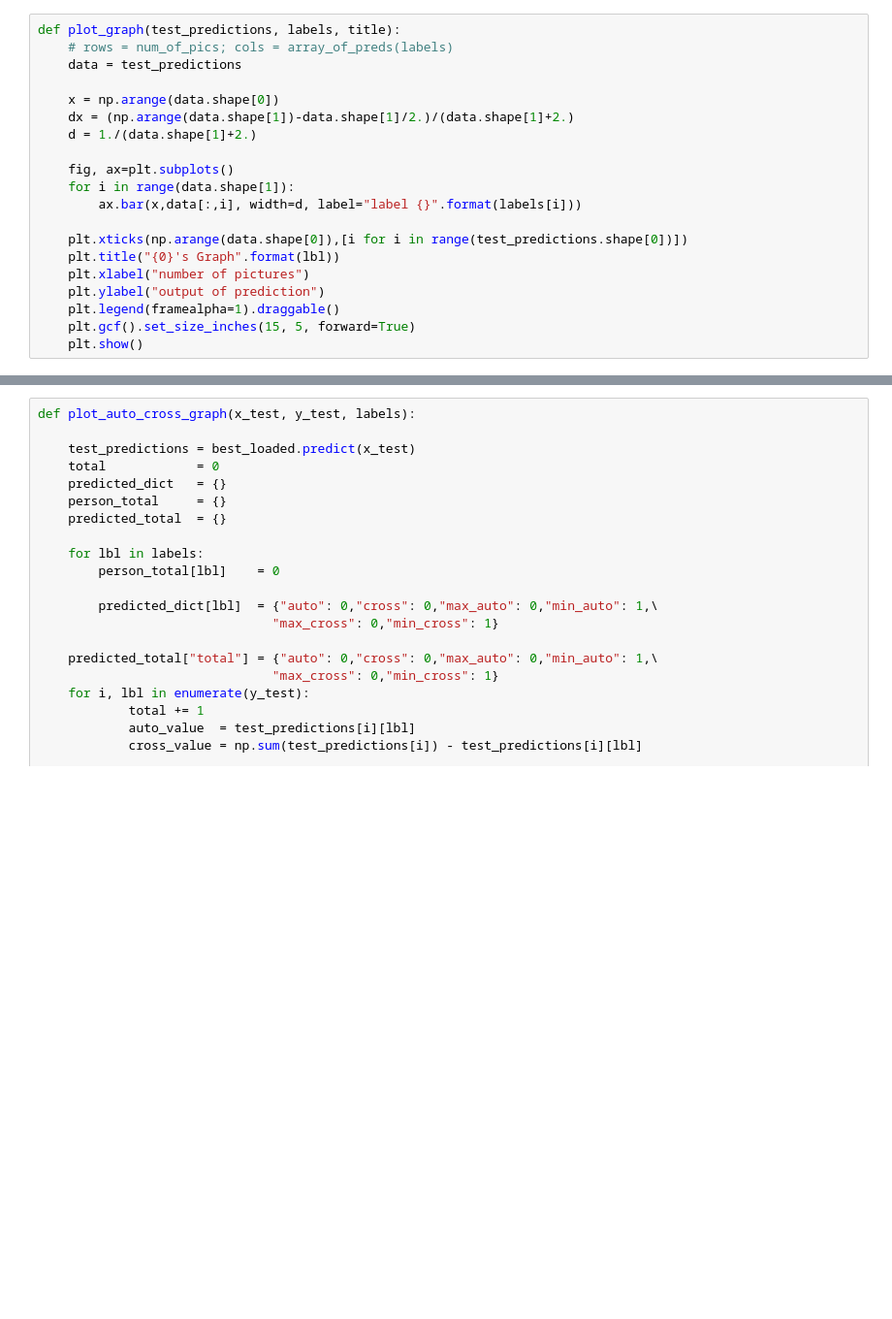
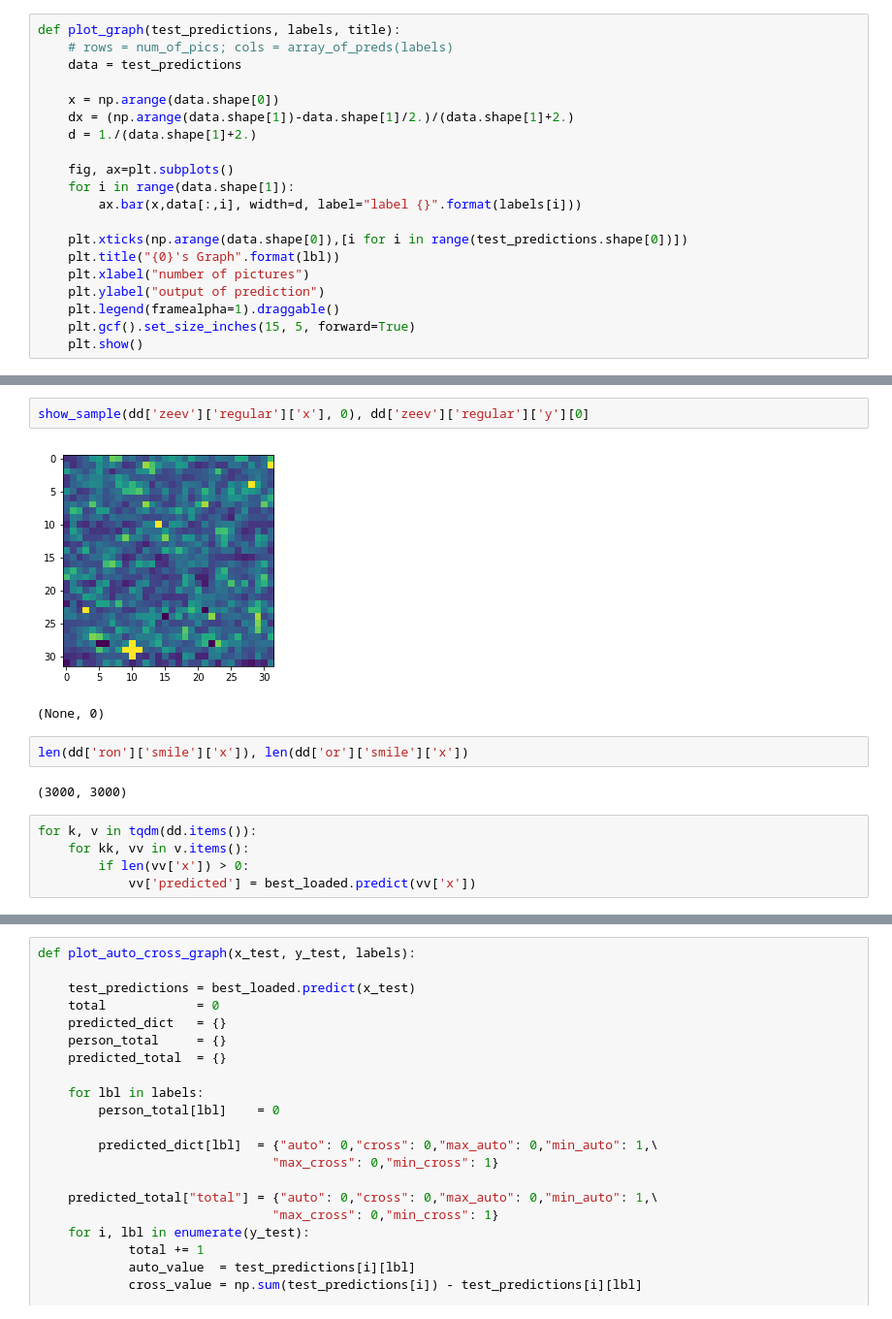
Before and after one commit to zeevikal/speckles-classification, a Jupyter notebook: notebooks/visualisation.ipynb, the cells around one changed output, grey strips where cells are left out. Shown at 97% size. Drawn from its saved outputs; the diff is of its cells as text; blank space fills up the shorter version.

```diff
--- a/notebooks/visualisation.ipynb
+++ b/notebooks/visualisation.ipynb
@@ -90,0 +125,14 @@ for lbl, val in predicted_dict.items():
+# %%
+show_sample(dd['zeev']['regular']['x'], 0), dd['zeev']['regular']['y'][0]
+# %% [output]
+[figure, added]
+(None, 0)
+# %%
+len(dd['ron']['smile']['x']), len(dd['or']['smile']['x'])
+# %% [output]
+(3000, 3000)
+# %%
+for k, v in tqdm(dd.items()):
+    for kk, vv in v.items():
+        if len(vv['x']) > 0:
+            vv['predicted'] = best_loaded.predict(vv['x'])
```
Also changed, not shown: parts of 16 cells of this notebook.
